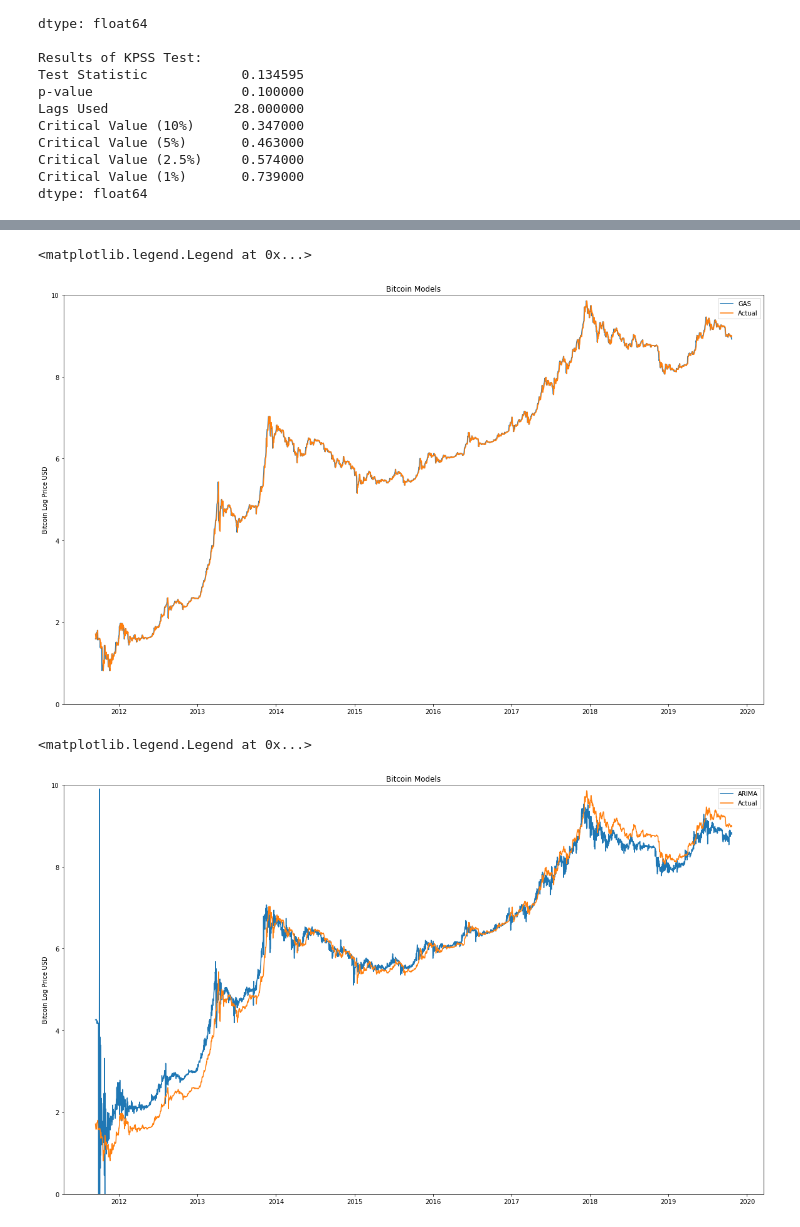
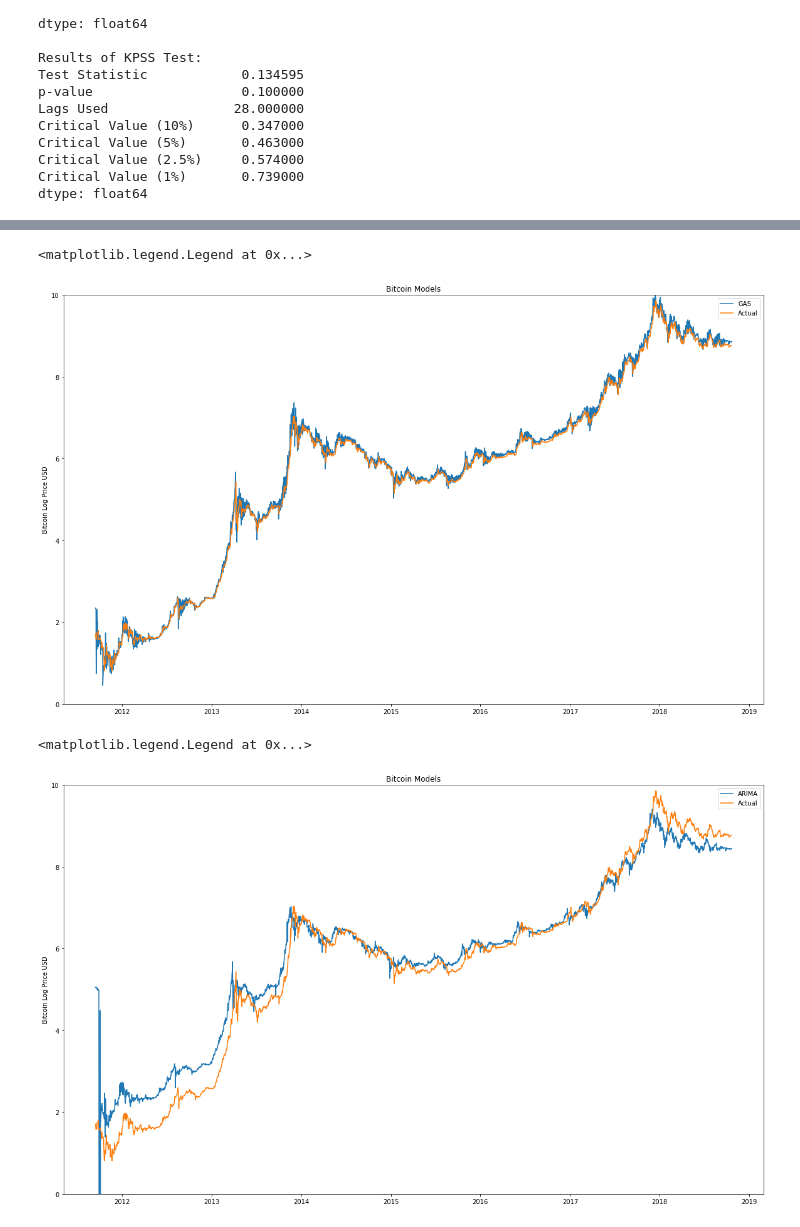
Before and after one commit to conaill/ForecastingPrimer, a Jupyter notebook: Bitcoin ARIMA GAS Model.ipynb, the cells around one changed output, grey strips where cells are left out. Cells and saved outputs as stored; diff of their text form; code cells hidden in the pictures.

```diff
--- a/Bitcoin ARIMA GAS Model.ipynb
+++ b/Bitcoin ARIMA GAS Model.ipynb
@@ -247,4 +247,14 @@ logprice = df
 logprice.drop(['close',  'log return'],  axis=1,  inplace=True)
 
 logprice.head(10)
+
+### Set Train/Test split on 11/06/2018
+
+test_split  =  pd.Timestamp('2018-11-06')
+logprice_train = logprice.loc[:test_split]
+logprice_test = logprice.loc[test_split:]
+plt.figure(figsize=(10,  6))
+axis = logprice_train.plot()
+logprice_test.plot(ax=axis)
+plt.legend(['logprice train',  'logprice test'])
 # %% [output]
@@ -296,6 +297,6 @@ GASmodel.plot_predict(h=10, past_values=30, figsize=(15,5))
 # %%
 # Fit Arima Model using MLE
-ARIMAmodel = pf.ARIMA(data=logprice, ar=1, ma=15, family=pf.Normal())
+ARIMAmodel = pf.ARIMA(data=logprice_train, ar=1, ma=15, family=pf.Normal())
 ARIMAfit = ARIMAmodel.fit('MLE')
 print(ARIMAfit.summary())
 # %% [output]
@@ -331,12 +332,12 @@ ARIMAmodel.plot_predict(h=10, past_values=30, figsize=(15,5))
 
 ARIMAfitted = np.array(ARIMAmodel.fit('MLE').signal)
 ARIMAindex  = ARIMAmodel.fit('MLE').index
-ARIMAdata = pd.DataFrame(ARIMAfitted, index=ARIMAindex[:2940])
+ARIMAdata = pd.DataFrame(ARIMAfitted, index=ARIMAindex[:2575])
 print(ARIMAdata.head(10))
 
 GASfitted = np.array(GASmodel.fit('MLE').signal)
 GASindex  = GASmodel.fit('MLE').index
-GASdata = pd.DataFrame(GASfitted[:2940], index=GASindex[:2940])
+GASdata = pd.DataFrame(GASfitted[:2575], index=GASindex[:2575])
 print(GASdata.head(10))
 # %% [output]
                    0
@@ -376,24 +377,24 @@ plt.figure(figsize=(20,12))
 plt.title("Bitcoin Models")
 plt.ylabel("Bitcoin Log Price USD")
 plt.plot(GASdata, label='GAS')
-plt.plot(logprice[:2940], label='Actual')
+plt.plot(logprice[:2575], label='Actual')
 plt.ylim(-0.0,10.0)
 plt.plot()
 plt.legend()
 # %% [output]
 <matplotlib.legend.Legend at 0x...>
-[figure, old version]
+[figure, new version]
 # %%
 ###
 
 plt.figure(figsize=(20,12))
 plt.title("Bitcoin Models")
 plt.ylabel("Bitcoin Log Price USD")
 plt.plot(ARIMAdata, label='ARIMA')
-plt.plot(logprice[:2940], label='Actual')
+plt.plot(logprice[:2575], label='Actual')
 plt.ylim(-0.0,10.0)
 plt.plot()
 plt.legend()
 # %% [output]
 <matplotlib.legend.Legend at 0x...>
-[figure, old version]
+[figure, new version]
```
Also changed, not shown: parts of 8 cells of this notebook, 2 other files.
